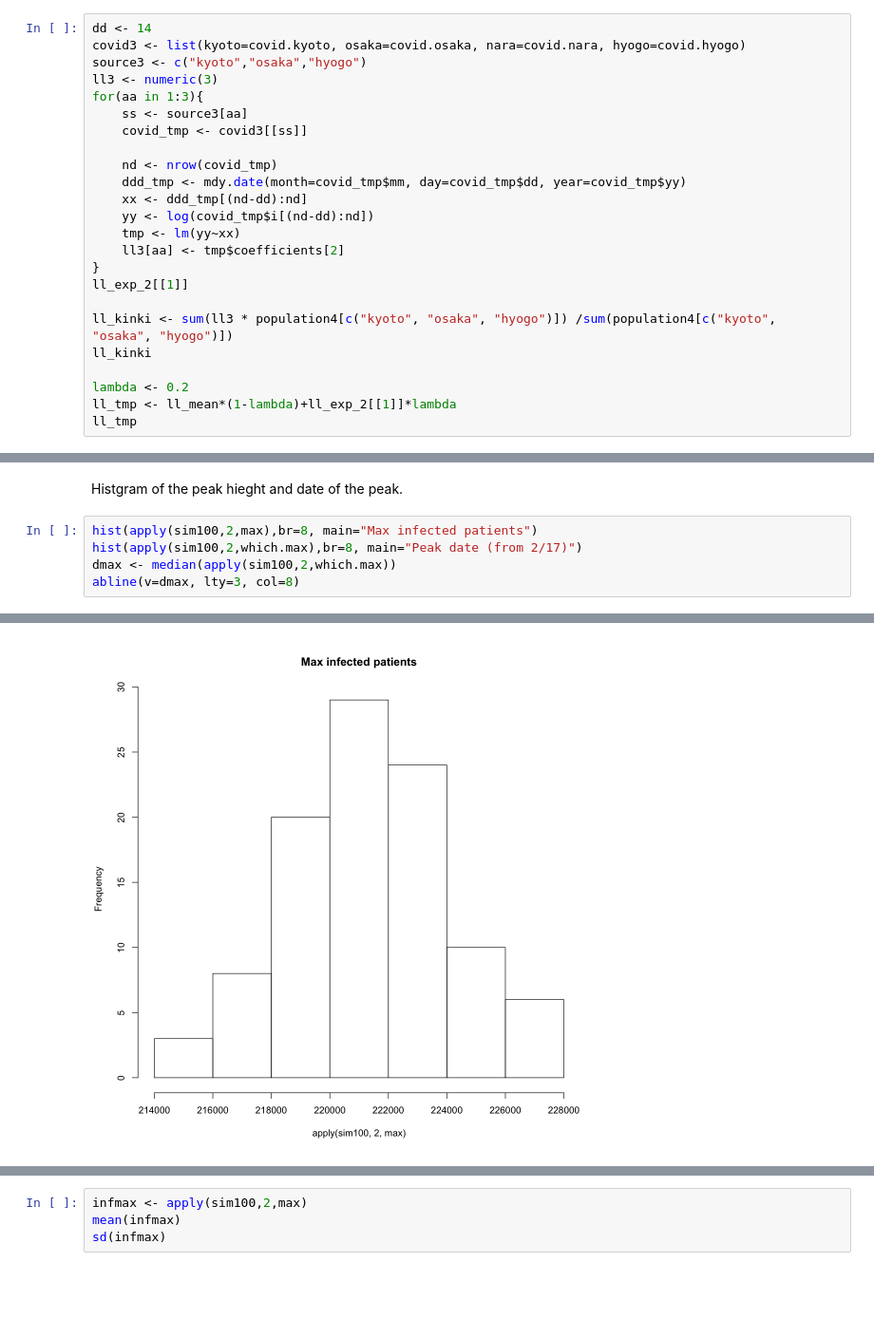
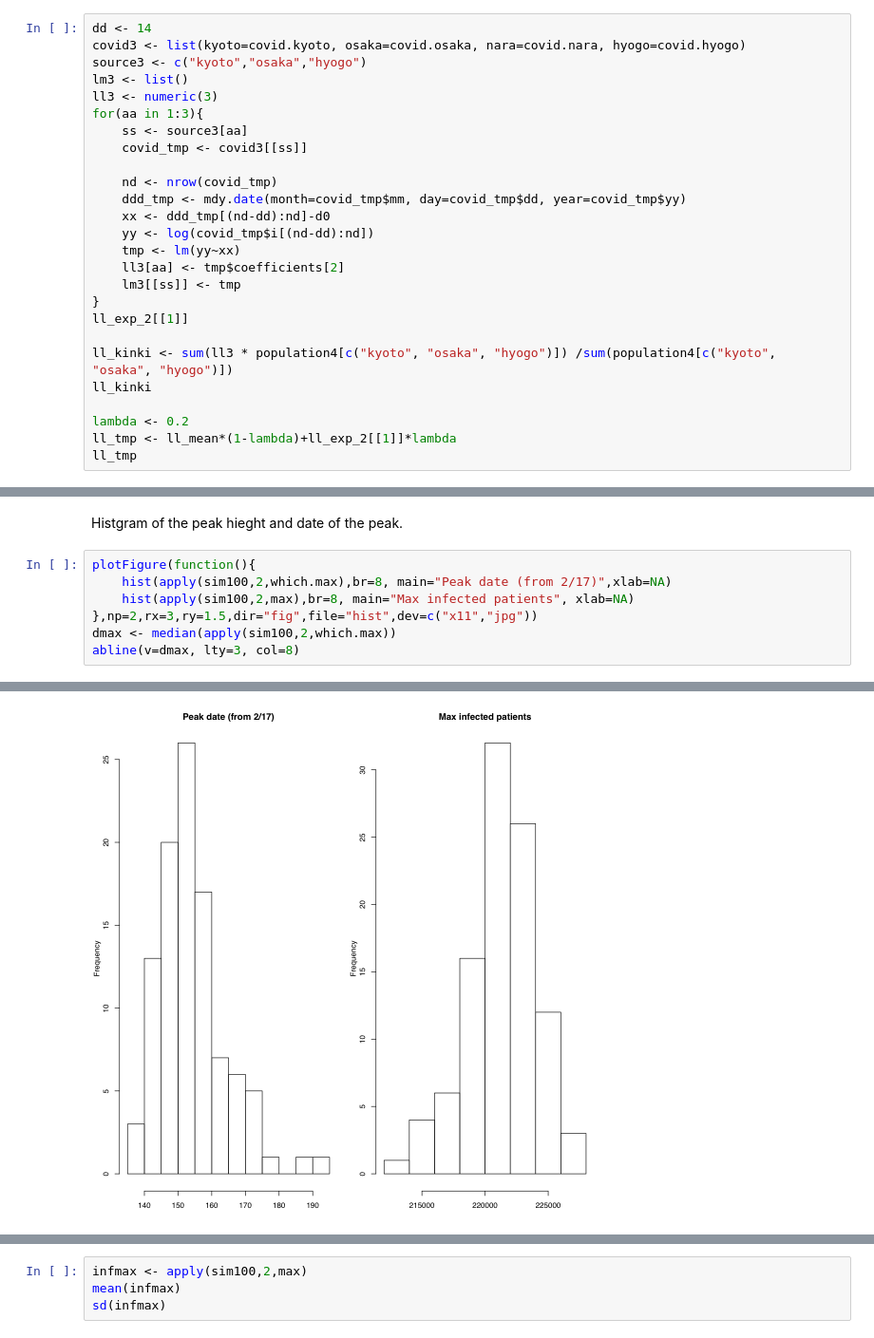
Before and after one commit to naono-git/covid19, a Jupyter notebook: covid19.nara.ipynb, the cells around one changed output, grey strips where cells are left out. Shown at 95% size. Cells and saved outputs as stored; diff of their text form; blank space fills up the shorter version.

```diff
--- a/covid19.nara.ipynb
+++ b/covid19.nara.ipynb
@@ -191,6 +199,7 @@ Since the kinki rate was somehow smaller that of entire Japan, it may be better
 dd <- 14
 covid3 <- list(kyoto=covid.kyoto, osaka=covid.osaka, nara=covid.nara, hyogo=covid.hyogo)
 source3 <- c("kyoto","osaka","hyogo")
+lm3 <- list()
 ll3 <- numeric(3)
 for(aa in 1:3){
     ss <- source3[aa]
@@ -198,10 +207,11 @@ for(aa in 1:3){
 
     nd <- nrow(covid_tmp)
     ddd_tmp <- mdy.date(month=covid_tmp$mm, day=covid_tmp$dd, year=covid_tmp$yy)
-    xx <- ddd_tmp[(nd-dd):nd]
+    xx <- ddd_tmp[(nd-dd):nd]-d0
     yy <- log(covid_tmp$i[(nd-dd):nd])
     tmp <- lm(yy~xx)
     ll3[aa] <- tmp$coefficients[2]
+    lm3[[ss]] <- tmp
 }
 ll_exp_2[[1]]
 
@@ -535,8 +593,10 @@ plotFigure(function(){
 # %% [markdown]
 Histgram of the peak hieght and date of the peak.
 # %%
-hist(apply(sim100,2,max),br=8, main="Max infected patients")
-hist(apply(sim100,2,which.max),br=8, main="Peak date (from 2/17)")
+plotFigure(function(){
+    hist(apply(sim100,2,which.max),br=8, main="Peak date (from 2/17)",xlab=NA)
+    hist(apply(sim100,2,max),br=8, main="Max infected patients", xlab=NA)
+},np=2,rx=3,ry=1.5,dir="fig",file="hist",dev=c("x11","jpg"))
 dmax <- median(apply(sim100,2,which.max))
 abline(v=dmax, lty=3, col=8)
 # %% [output]
@@ -543 +604 @@ abline(v=dmax, lty=3, col=8)
-[figure, old version]
+[figure, new version]
```
Also changed, not shown: parts of 10 cells of this notebook, 3 other files.
